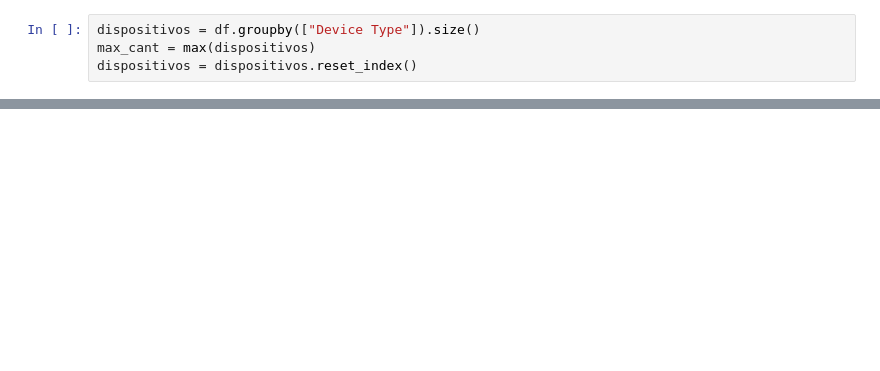
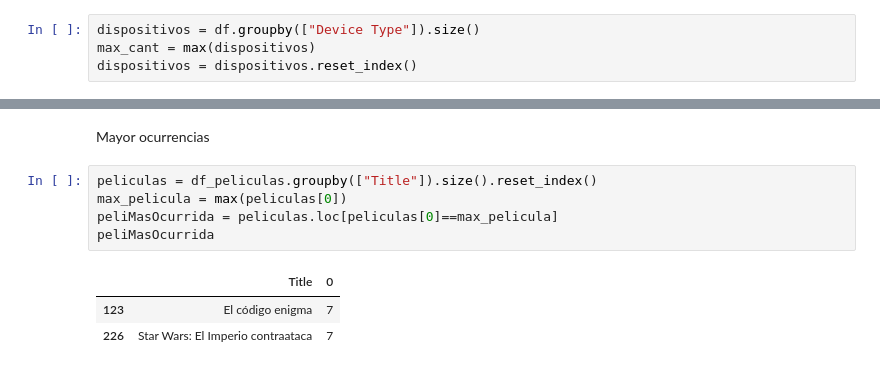
Before and after one commit to dangoldmann/TP-Netflix, a Jupyter notebook: TP_Netflix.ipynb, the cells around one changed output, grey strips where cells are left out. Cells and saved outputs as stored; diff of their text form; blank space fills up the shorter version.

```diff
--- a/TP_Netflix.ipynb
+++ b/TP_Netflix.ipynb
@@ -69,0 +114,11 @@ Encontrar la película con más ocurrencias y la película con mayor duración t
+# %% [markdown]
+Mayor ocurrencias
+# %%
+peliculas = df_peliculas.groupby(["Title"]).size().reset_index()
+max_pelicula = max(peliculas[0])
+peliMasOcurrida = peliculas.loc[peliculas[0]==max_pelicula]
+peliMasOcurrida
+# %% [output]
+|  | Title | 0 |
+| 123 | El código enigma | 7 |
+| 226 | Star Wars: El Imperio contraataca | 7 |
```
Also changed, not shown: parts of 28 cells of this notebook.
